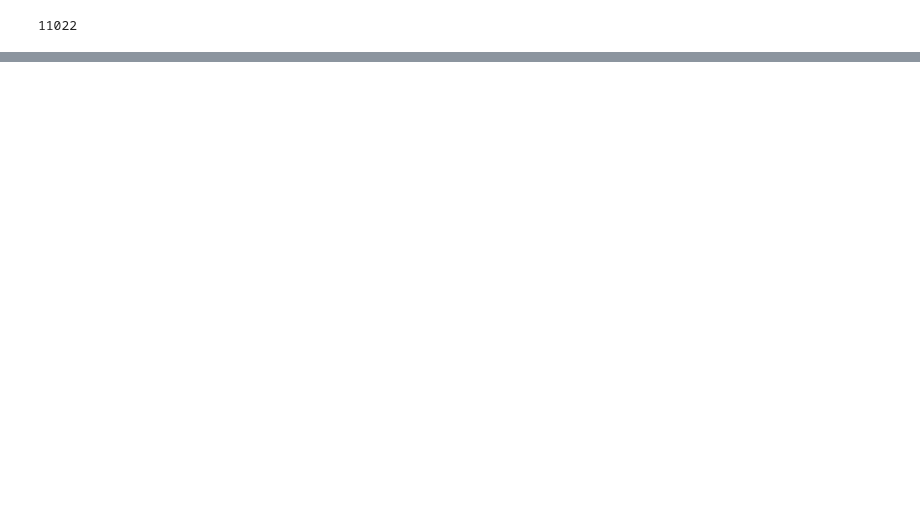
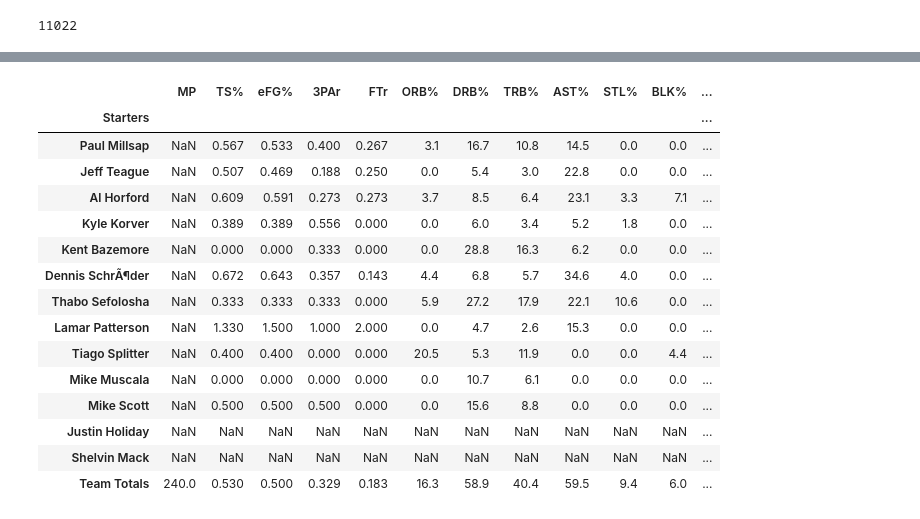
Before and after one commit to rqian239/RunTime, a Jupyter notebook: runtime/notebooks/parse_player_data.ipynb, the cells around one changed output, grey strips where cells are left out. Saved outputs shown, nothing was run; the diff lists cells and outputs as text; code cells hidden in the pictures; blank space fills up the shorter version.

```diff
--- a/runtime/notebooks/parse_player_data.ipynb
+++ b/runtime/notebooks/parse_player_data.ipynb
@@ -27,0 +142,19 @@ soup = parse_html(box_score)
+# %%
+advanced
+# %% [output]
+|  | MP | TS% | eFG% | 3PAr | FTr | ORB% | DRB% | TRB% | AST% | STL% | BLK% | ... |
+| Starters |  |  |  |  |  |  |  |  |  |  |  | ... |
+| Paul Millsap | NaN | 0.567 | 0.533 | 0.400 | 0.267 | 3.1 | 16.7 | 10.8 | 14.5 | 0.0 | 0.0 | ... |
+| Jeff Teague | NaN | 0.507 | 0.469 | 0.188 | 0.250 | 0.0 | 5.4 | 3.0 | 22.8 | 0.0 | 0.0 | ... |
+| Al Horford | NaN | 0.609 | 0.591 | 0.273 | 0.273 | 3.7 | 8.5 | 6.4 | 23.1 | 3.3 | 7.1 | ... |
+| Kyle Korver | NaN | 0.389 | 0.389 | 0.556 | 0.000 | 0.0 | 6.0 | 3.4 | 5.2 | 1.8 | 0.0 | ... |
+| Kent Bazemore | NaN | 0.000 | 0.000 | 0.333 | 0.000 | 0.0 | 28.8 | 16.3 | 6.2 | 0.0 | 0.0 | ... |
+| Dennis SchrÃ¶der | NaN | 0.672 | 0.643 | 0.357 | 0.143 | 4.4 | 6.8 | 5.7 | 34.6 | 4.0 | 0.0 | ... |
+| Thabo Sefolosha | NaN | 0.333 | 0.333 | 0.333 | 0.000 | 5.9 | 27.2 | 17.9 | 22.1 | 10.6 | 0.0 | ... |
+| Lamar Patterson | NaN | 1.330 | 1.500 | 1.000 | 2.000 | 0.0 | 4.7 | 2.6 | 15.3 | 0.0 | 0.0 | ... |
+| Tiago Splitter | NaN | 0.400 | 0.400 | 0.000 | 0.000 | 20.5 | 5.3 | 11.9 | 0.0 | 0.0 | 4.4 | ... |
+| Mike Muscala | NaN | 0.000 | 0.000 | 0.000 | 0.000 | 0.0 | 10.7 | 6.1 | 0.0 | 0.0 | 0.0 | ... |
+| Mike Scott | NaN | 0.500 | 0.500 | 0.500 | 0.000 | 0.0 | 15.6 | 8.8 | 0.0 | 0.0 | 0.0 | ... |
+| Justin Holiday | NaN | NaN | NaN | NaN | NaN | NaN | NaN | NaN | NaN | NaN | NaN | ... |
+| Shelvin Mack | NaN | NaN | NaN | NaN | NaN | NaN | NaN | NaN | NaN | NaN | NaN | ... |
+| Team Totals | 240.0 | 0.530 | 0.500 | 0.329 | 0.183 | 16.3 | 58.9 | 40.4 | 59.5 | 9.4 | 6.0 | ... |
```
Also changed, not shown: parts of 14 cells of this notebook.
